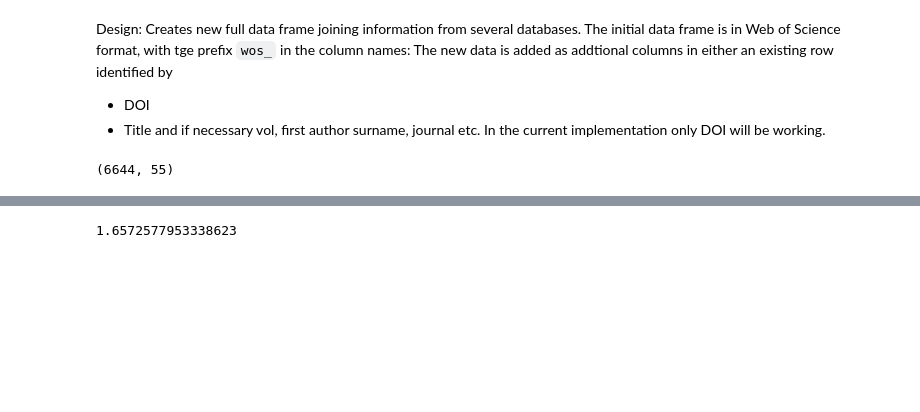
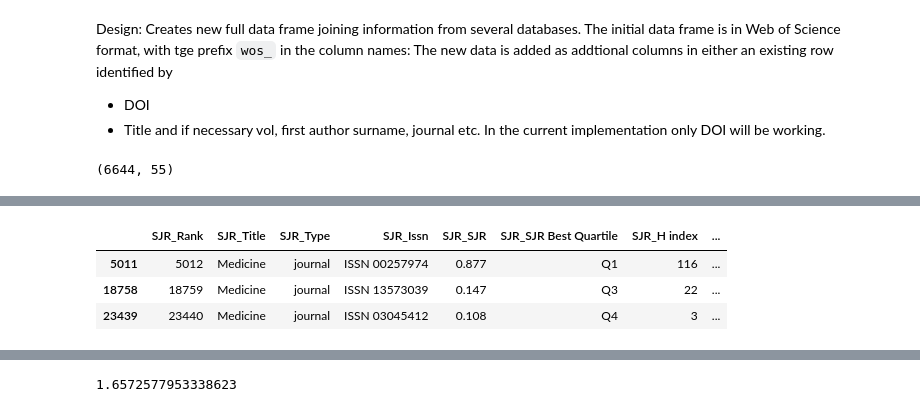
Before and after one commit to restrepo/articles, a Jupyter notebook: openacces.ipynb, the cells around one changed output, grey strips where cells are left out. Cells and saved outputs as stored; diff of their text form; code cells hidden in the pictures; blank space fills up the shorter version.

```diff
--- a/openacces.ipynb
+++ b/openacces.ipynb
@@ -201,0 +145,10 @@ Name: 3660, Length: 55, dtype: object
+# %%
+self.articles=fill_NaN(self.articles)
+kk=self.articles[self.articles.SJR_Title=='']
+for issn in kk.SN.str.replace('-','').unique():
+    if issn:
+
+            print('va',issn)
+            break
+
+mtch
@@ -201,0 +159,8 @@ Name: 3660, Length: 55, dtype: object
+# %%
+kk.SN==
+kk
+# %% [output]
+|  | SJR_Rank | SJR_Title | SJR_Type | SJR_Issn | SJR_SJR | SJR_SJR Best Quartile | SJR_H index | ... |
+| 5011 | 5012 | Medicine | journal | ISSN 00257974 | 0.877 | Q1 | 116 | ... |
+| 18758 | 18759 | Medicine | journal | ISSN 13573039 | 0.147 | Q3 | 22 | ... |
+| 23439 | 23440 | Medicine | journal | ISSN 03045412 | 0.108 | Q4 | 3 | ... |
```
Also changed, not shown: parts of 23 cells of this notebook.
